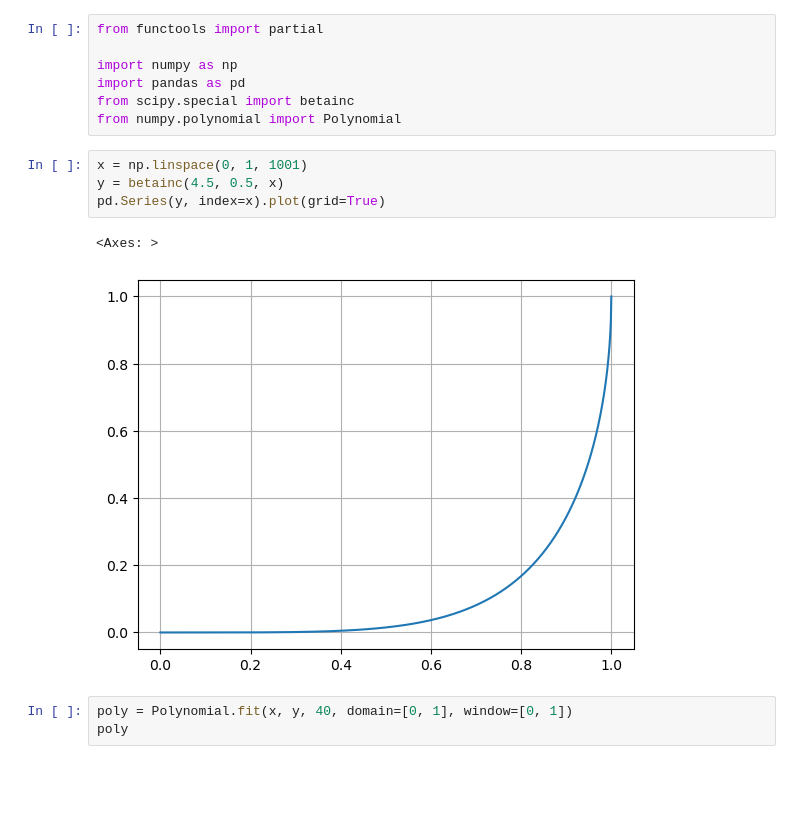
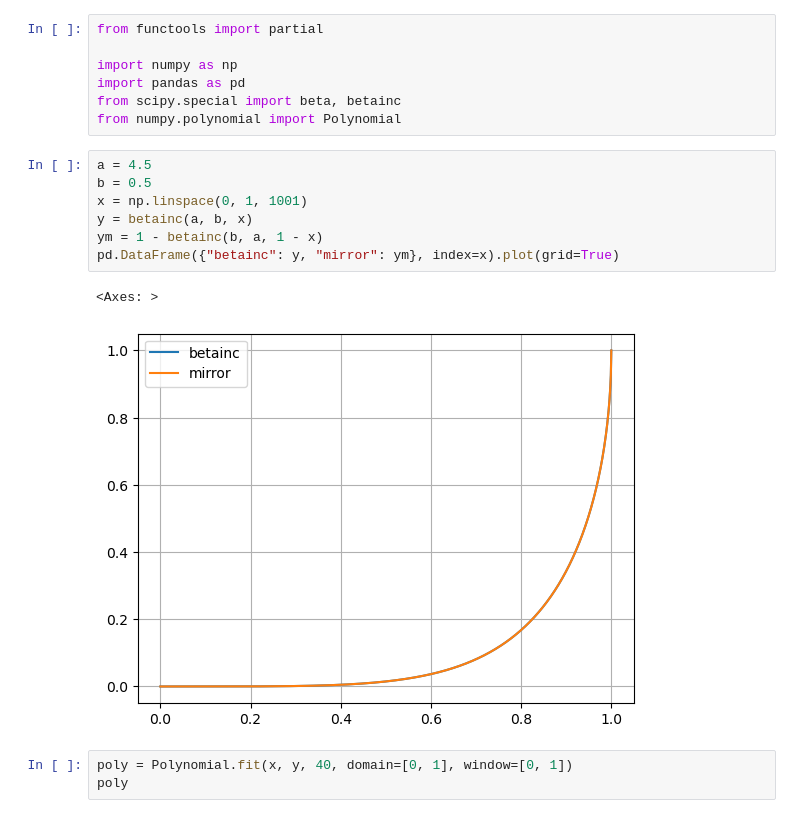
Before and after one commit to crusaderky/pyscenarios, a Jupyter notebook: polyfit.ipynb, the cells around one changed output. Cells and saved outputs as stored; diff of their text form; blank space fills up the shorter version.

```diff
--- a/polyfit.ipynb
+++ b/polyfit.ipynb
@@ -3,15 +3,18 @@ from functools import partial
 
 import numpy as np
 import pandas as pd
-from scipy.special import betainc
+from scipy.special import beta, betainc
 from numpy.polynomial import Polynomial
 # %%
+a = 4.5
+b = 0.5
 x = np.linspace(0, 1, 1001)
-y = betainc(4.5, 0.5, x)
-pd.Series(y, index=x).plot(grid=True)
+y = betainc(a, b, x)
+ym = 1 - betainc(b, a, 1 - x)
+pd.DataFrame({"betainc": y, "mirror": ym}, index=x).plot(grid=True)
 # %% [output]
 <Axes: >
-[figure, old version]
+[figure, new version]
 # %%
 poly = Polynomial.fit(x, y, 40, domain=[0, 1], window=[0, 1])
 poly
```
Also changed, not shown: parts of 2 cells of this notebook, 1 other file.
